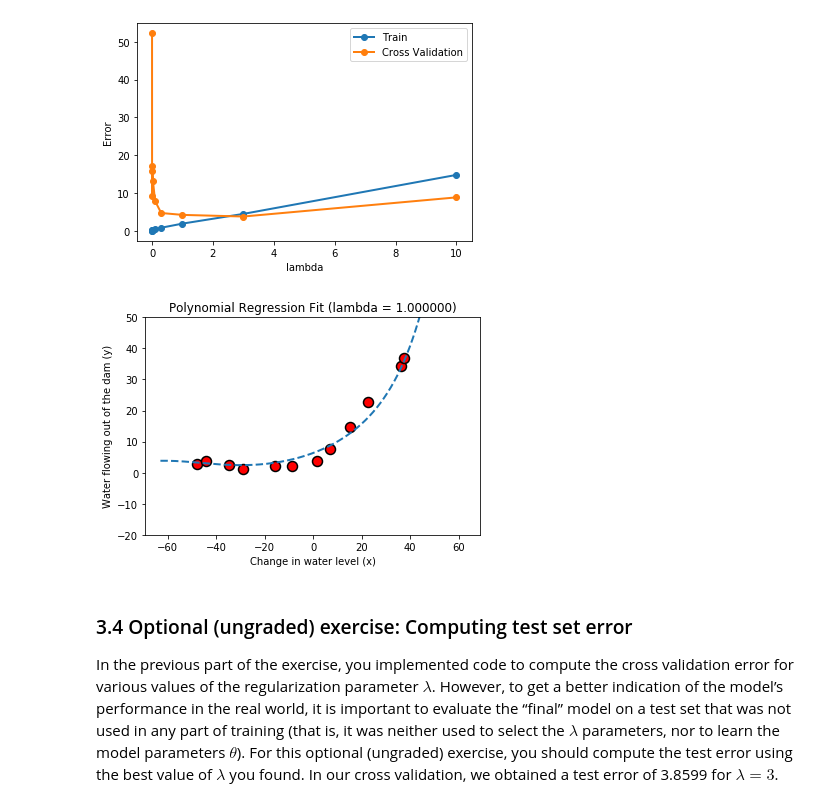
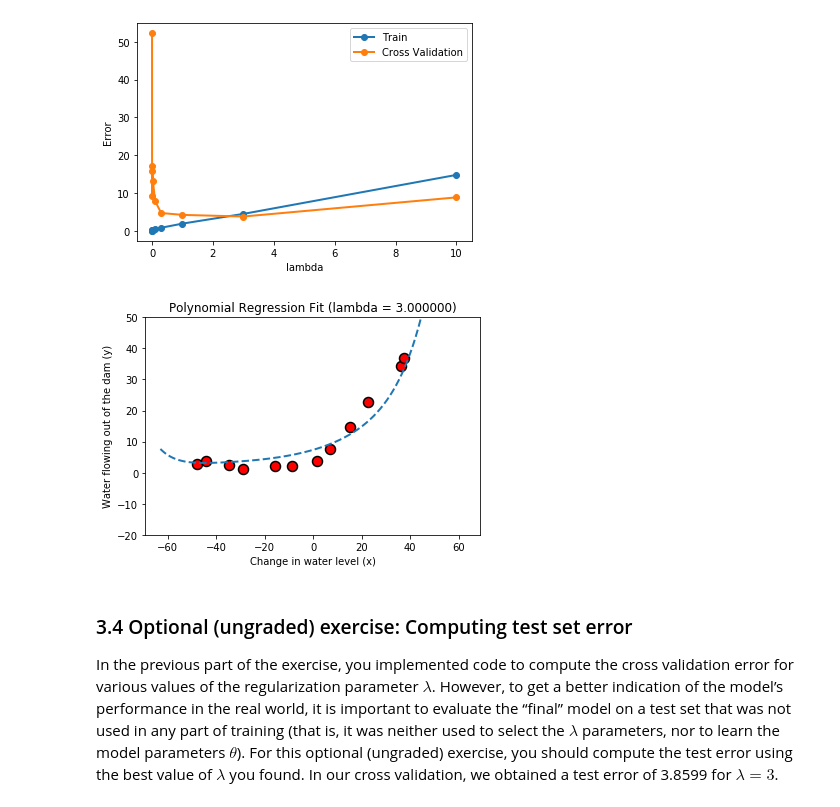
Before and after one commit to SoroushGhaderi/Machine_Learning_Andrew_Ng_exercises_with_Python, a Jupyter notebook: Regularized Linear Regression and Bias vs Variance/Regularized Linear Regression and Bias vs Variance.ipynb, the cells around one changed output. Drawn from its saved outputs; the diff is of its cells as text; code cells hidden in the pictures.

```diff
--- a/Regularized Linear Regression and Bias vs Variance/Regularized Linear Regression and Bias vs Variance.ipynb
+++ b/Regularized Linear Regression and Bias vs Variance/Regularized Linear Regression and Bias vs Variance.ipynb
@@ -794,21 +794,21 @@ lambda          Train Error     Validation Error
  10.000000      14.825808       8.889724
 [figure]
 # %%
-lambda_ = 1
+lambda_ = 3
 theta = train_linear_reg(linear_regression_regularized_cost_function, X_poly, y, lambda_=lambda_, maxiter=55)
 
 # Plot training data and fit
 plt.plot(X, y, 'ro', ms=10, mew=1.5, mec='k')
 
 plot_fit(poly_features, np.min(X), np.max(X), mu, sigma, theta, p)
 
 plt.xlabel('Change in water level (x)')
 plt.ylabel('Water flowing out of the dam (y)')
 plt.title('Polynomial Regression Fit (lambda = %f)' % lambda_)
 plt.ylim([-20, 50])
 plt.show()
 # %% [output]
-[figure, old version]
+[figure, new version]
 # %% [markdown]
 ### 3.4  Optional (ungraded) exercise: Computing test set error
 
```
Also changed, not shown: parts of 3 cells of this notebook.
